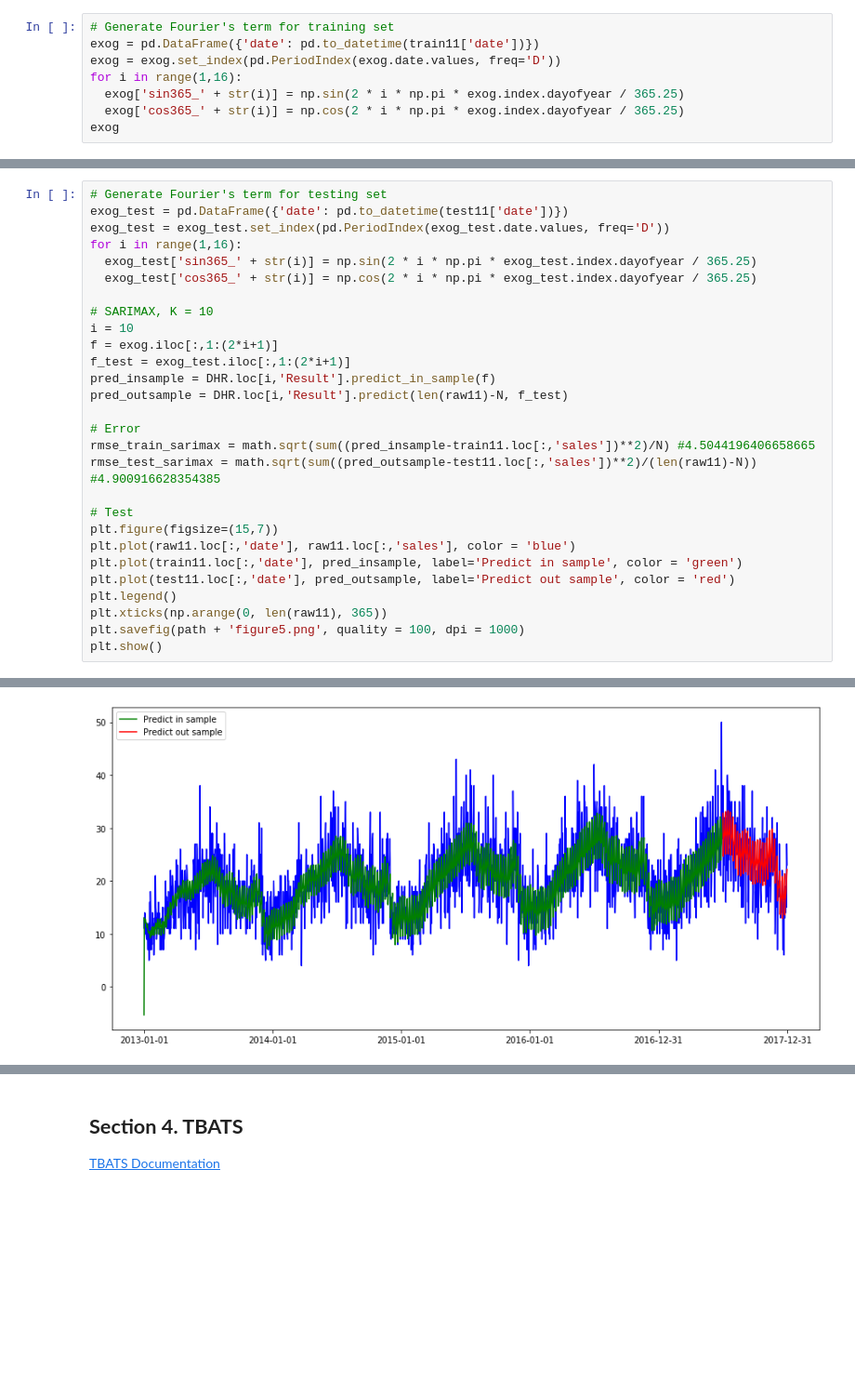
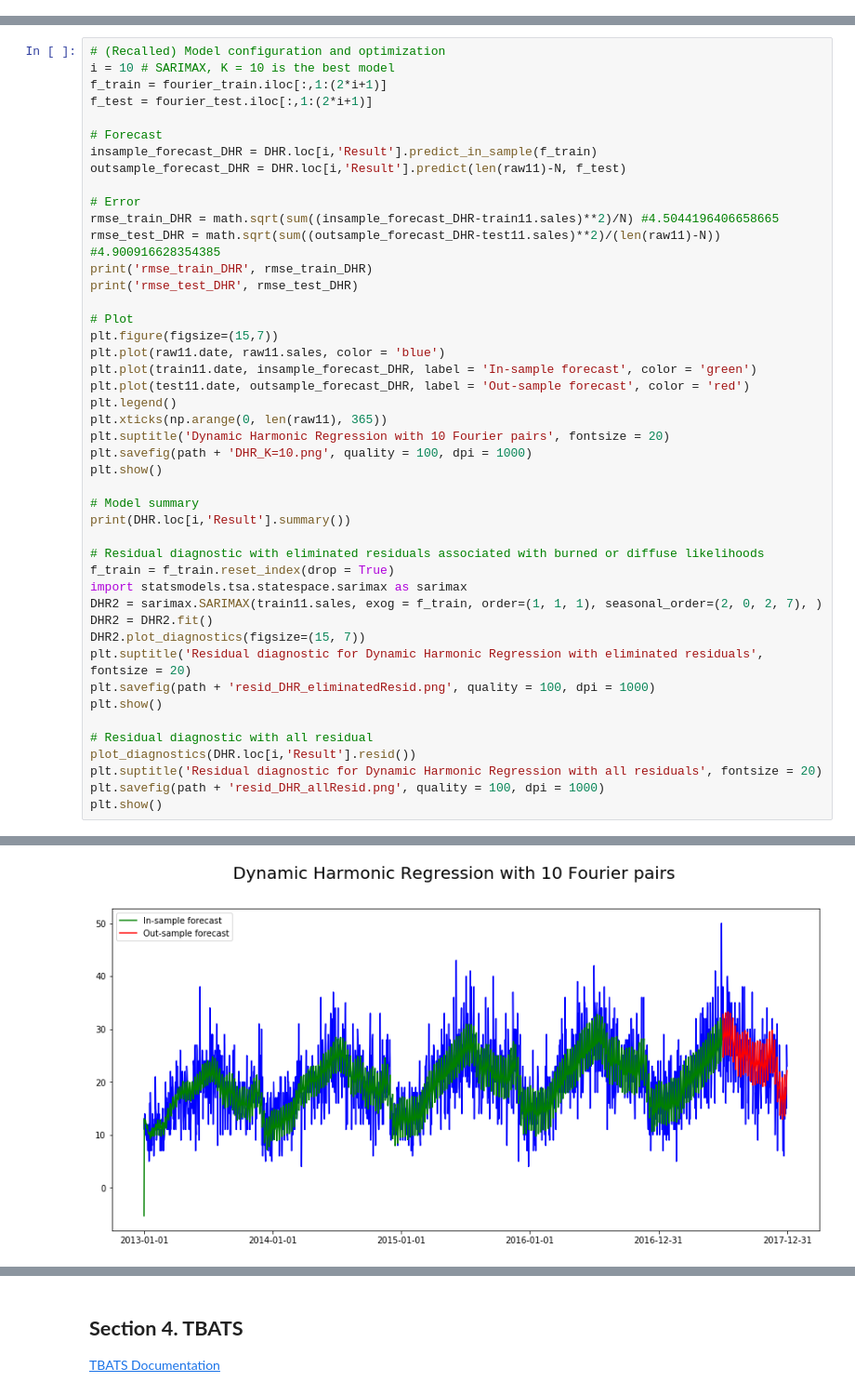
Before and after one commit to sangttruong/hybcast, a Jupyter notebook: main.ipynb, the cells around one changed output, grey strips where cells are left out. Shown at 93% size. Saved outputs shown, nothing was run; the diff lists cells and outputs as text; blank space fills up the shorter version.

```diff
--- a/main.ipynb
+++ b/main.ipynb
@@ -296,11 +293,3 @@ $$\phi(B)\Phi(B)\nabla^d \nabla_s^D Y_{t} = \psi(B)\Psi(B)X_{t} $$
 Note that SARIMA can only model 1 seasional period (by parameter $s$).
 
 When exogenous regressors are included, the [SARIMAX](https://www.statsmodels.org/dev/examples/notebooks/generated/statespace_sarimax_stata.html) module uses the concept of “regression with SARIMA errors”.
-# %%
-# Generate Fourier's term for training set
-exog = pd.DataFrame({'date': pd.to_datetime(train11['date'])})
-exog = exog.set_index(pd.PeriodIndex(exog.date.values, freq='D'))
-for i in range(1,16):
-  exog['sin365_' + str(i)] = np.sin(2 * i * np.pi * exog.index.dayofyear / 365.25)
-  exog['cos365_' + str(i)] = np.cos(2 * i * np.pi * exog.index.dayofyear / 365.25)
-exog
@@ -338,29 +364,46 @@ plt.show()
 # %%
-# Generate Fourier's term for testing set
-exog_test = pd.DataFrame({'date': pd.to_datetime(test11['date'])})
-exog_test = exog_test.set_index(pd.PeriodIndex(exog_test.date.values, freq='D'))
-for i in range(1,16):
-  exog_test['sin365_' + str(i)] = np.sin(2 * i * np.pi * exog_test.index.dayofyear / 365.25)
-  exog_test['cos365_' + str(i)] = np.cos(2 * i * np.pi * exog_test.index.dayofyear / 365.25)
+# (Recalled) Model configuration and optimization
+i = 10 # SARIMAX, K = 10 is the best model
+f_train = fourier_train.iloc[:,1:(2*i+1)]
+f_test = fourier_test.iloc[:,1:(2*i+1)]
 
-# SARIMAX, K = 10
-i = 10
-f = exog.iloc[:,1:(2*i+1)]
-f_test = exog_test.iloc[:,1:(2*i+1)]
-pred_insample = DHR.loc[i,'Result'].predict_in_sample(f)
-pred_outsample = DHR.loc[i,'Result'].predict(len(raw11)-N, f_test)
+# Forecast
+insample_forecast_DHR = DHR.loc[i,'Result'].predict_in_sample(f_train)
+outsample_forecast_DHR = DHR.loc[i,'Result'].predict(len(raw11)-N, f_test)
 
 # Error
-rmse_train_sarimax = math.sqrt(sum((pred_insample-train11.loc[:,'sales'])**2)/N) #4.5044196406658665
-rmse_test_sarimax = math.sqrt(sum((pred_outsample-test11.loc[:,'sales'])**2)/(len(raw11)-N)) #4.900916628354385
+rmse_train_DHR = math.sqrt(sum((insample_forecast_DHR-train11.sales)**2)/N) #4.5044196406658665
+rmse_test_DHR = math.sqrt(sum((outsample_forecast_DHR-test11.sales)**2)/(len(raw11)-N)) #4.900916628354385
+print('rmse_train_DHR', rmse_train_DHR)
+print('rmse_test_DHR', rmse_test_DHR)
 
-# Test
+# Plot
 plt.figure(figsize=(15,7))
-plt.plot(raw11.loc[:,'date'], raw11.loc[:,'sales'], color = 'blue')
-plt.plot(train11.loc[:,'date'], pred_insample, label='Predict in sample', color = 'green')
-plt.plot(test11.loc[:,'date'], pred_outsample, label='Predict out sample', color = 'red')
+plt.plot(raw11.date, raw11.sales, color = 'blue')
+plt.plot(train11.date, insample_forecast_DHR, label = 'In-sample forecast', color = 'green')
+plt.plot(test11.date, outsample_forecast_DHR, label = 'Out-sample forecast', color = 'red')
 plt.legend()
 plt.xticks(np.arange(0, len(raw11), 365))
-plt.savefig(path + 'figure5.png', quality = 100, dpi = 1000)
+plt.suptitle('Dynamic Harmonic Regression with 10 Fourier pairs', fontsize = 20)
+plt.savefig(path + 'DHR_K=10.png', quality = 100, dpi = 1000)
 plt.show()
+
+# Model summary
+print(DHR.loc[i,'Result'].summary())
+
+# Residual diagnostic with eliminated residuals associated with burned or diffuse likelihoods
+f_train = f_train.reset_index(drop = True)
+import statsmodels.tsa.statespace.sarimax as sarimax
+DHR2 = sarimax.SARIMAX(train11.sales, exog = f_train, order=(1, 1, 1), seasonal_order=(2, 0, 2, 7), )
+DHR2 = DHR2.fit()
+DHR2.plot_diagnostics(figsize=(15, 7))
+plt.suptitle('Residual diagnostic for Dynamic Harmonic Regression with eliminated residuals', fontsize = 20)
+plt.savefig(path + 'resid_DHR_eliminatedResid.png', quality = 100, dpi = 1000)
+plt.show()
+
+# Residual diagnostic with all residual
+plot_diagnostics(DHR.loc[i,'Result'].resid())
+plt.suptitle('Residual diagnostic for Dynamic Harmonic Regression with all residuals', fontsize = 20)
+plt.savefig(path + 'resid_DHR_allResid.png', quality = 100, dpi = 1000)
+plt.show()
 # %% [output]
@@ -367 +412 @@ plt.show()
-[figure, old version]
+[figure, new version]
```
Also changed, not shown: parts of 67 cells of this notebook.
